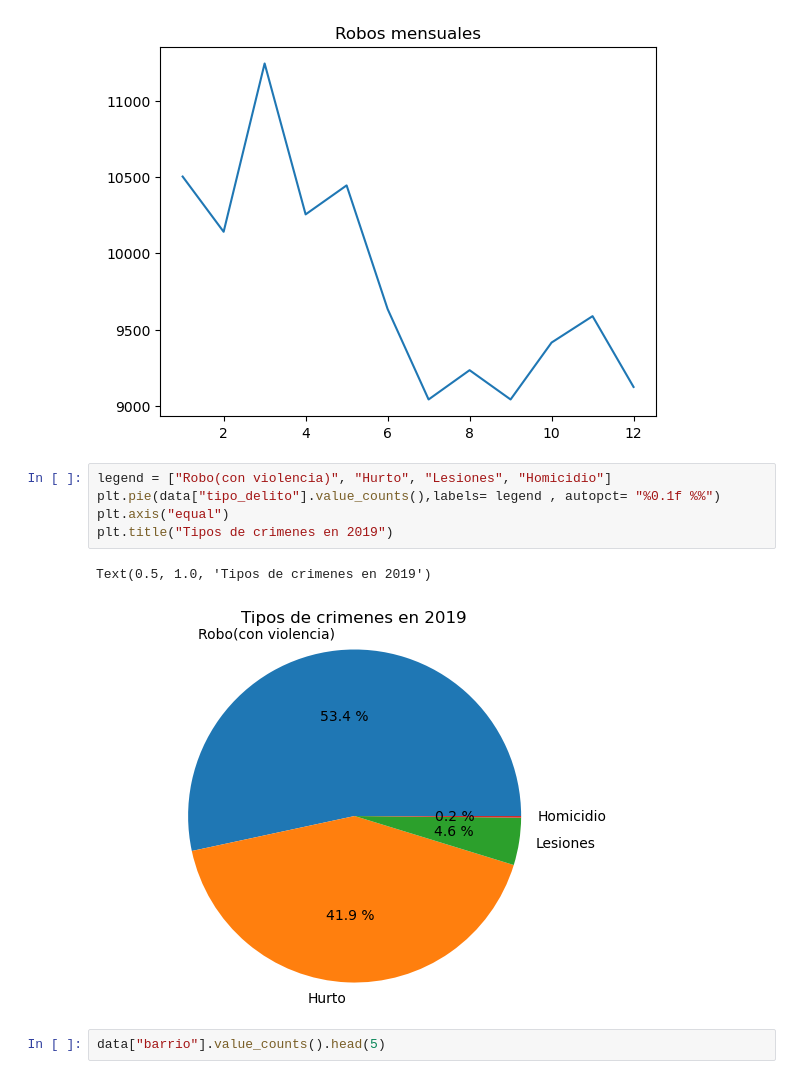
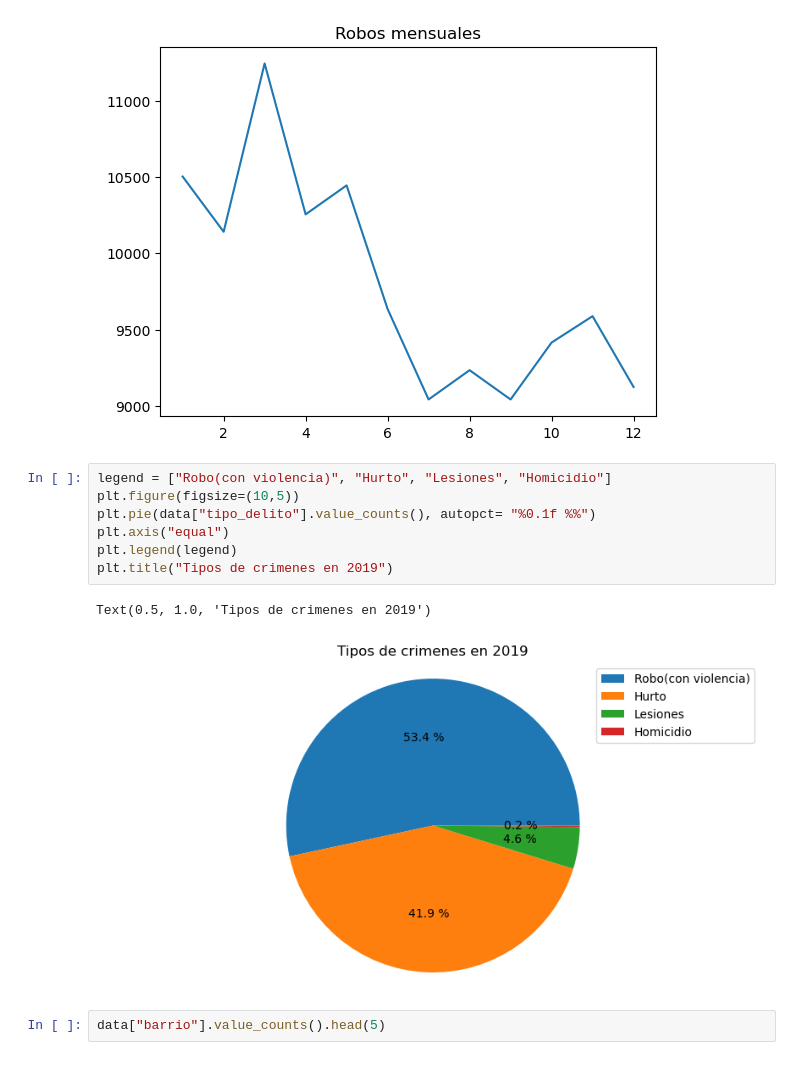
Before and after one commit to monardop/Jupyter-Practice, a Jupyter notebook: DelitosArg/DelitosArg.ipynb, the cells around one changed output. Saved outputs shown, nothing was run; the diff lists cells and outputs as text.

```diff
--- a/DelitosArg/DelitosArg.ipynb
+++ b/DelitosArg/DelitosArg.ipynb
@@ -33,12 +33,14 @@ Text(0.5, 1.0, 'Robos mensuales')
 [figure]
 # %%
 legend = ["Robo(con violencia)", "Hurto", "Lesiones", "Homicidio"]
-plt.pie(data["tipo_delito"].value_counts(),labels= legend , autopct= "%0.1f %%")
+plt.figure(figsize=(10,5))
+plt.pie(data["tipo_delito"].value_counts(), autopct= "%0.1f %%")
 plt.axis("equal")
+plt.legend(legend)
 plt.title("Tipos de crimenes en 2019")
 # %% [output]
 Text(0.5, 1.0, 'Tipos de crimenes en 2019')
-[figure, old version]
+[figure, new version]
 # %%
 data["barrio"].value_counts().head(5)
 # %% [output]
```
